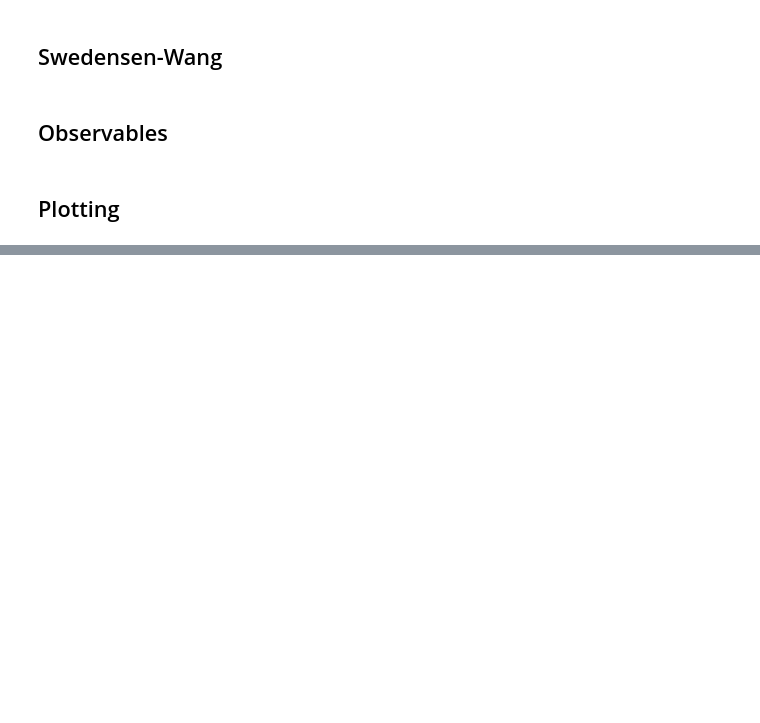
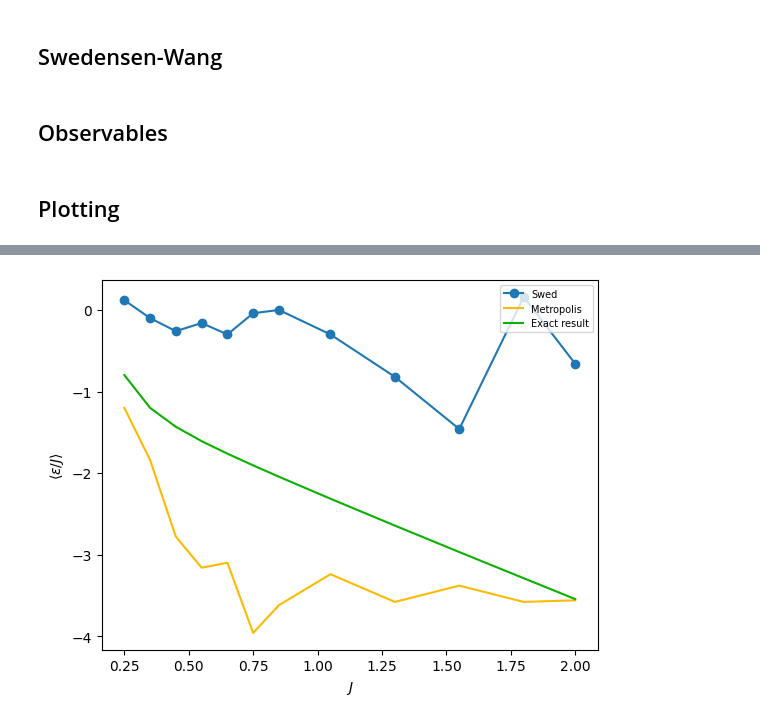
Before and after one commit to PugsGHub/compphyss, a Jupyter notebook: Sheet 7/Swedensen.ipynb, the cells around one changed output, grey strips where cells are left out. Drawn from its saved outputs; the diff is of its cells as text; code cells hidden in the pictures; blank space fills up the shorter version.

```diff
--- a/Sheet 7/Swedensen.ipynb
+++ b/Sheet 7/Swedensen.ipynb
@@ -134,3 +137,19 @@ def exact_abs_mag(lattice,J,N):
+# %%
+def energy_exact(J):
+    exact_energy = (-J*(1/np.tanh(2*J)))*(1 + (2/np.pi)*((2*(np.tanh(2*J)**2)-1)*(sp.special.ellipkm1(4*((1/np.cosh(2*J))**2)*(np.tanh(2*J)**2)))))
+    return exact_energy
+# %%
+def energy_numeric(config,N,J,H):
+    e_out = 0
+
+    for i in range(N):
+        for j in range(N):
+            S = config[i,j]
+            nb = config[(i+1)%N, j] + config[i,(j+1)%N] + config[(i-1)%N, j] + config[i,(j-1)%N]
+            #e_out = e_out + (-2*nb*S)
+            e_out += -deltaE(S, nb, J, H)
+    e_out = e_out/(N**2)
+    return e_out/2.
 # %% [markdown]
 ## Plotting
 # %%
@@ -159,0 +179,24 @@ plt.savefig('Plots/m_v_j.png')
+# %%
+J_list = [0.0,0.25,0.35,0.45,0.55,0.65,0.75,0.85,1.05,1.30,1.55,1.8,2.0]
+
+output = []
+metro_output = []
+exact_output = []
+for j in J_list:
+    spin_list = 2*np.random.randint(2, size=(20,20)) - 1
+    clusters = SW_algorithm(j,20,spin_list)
+    spins = metropolis(10000, 20, j, 0, freq=10)
+    exact_output.append(energy_exact(j)/j)
+    output.append(energy_numeric(clusters[1],20,j,0)/j)
+    metro_output.append(energy_numeric(spins,20,j,0)/j)
+
+plt.plot(J_list,output,'o-',label='Swed')
+plt.plot(J_list, metro_output, color ='#fbbb00', label='Metropolis')
+plt.plot(J_list, exact_output, color ='#0bb000', label='Exact result')
+
+plt.xlabel('$J$')
+plt.ylabel('$\\langle  \\epsilon/J \\rangle$')
+plt.legend(loc='upper right',prop={'size': 7})
+plt.savefig('Plots/e_v_j.png')
+# %% [output]
+[figure, added]
```
Also changed, not shown: parts of 2 cells of this notebook, 5 other files.
